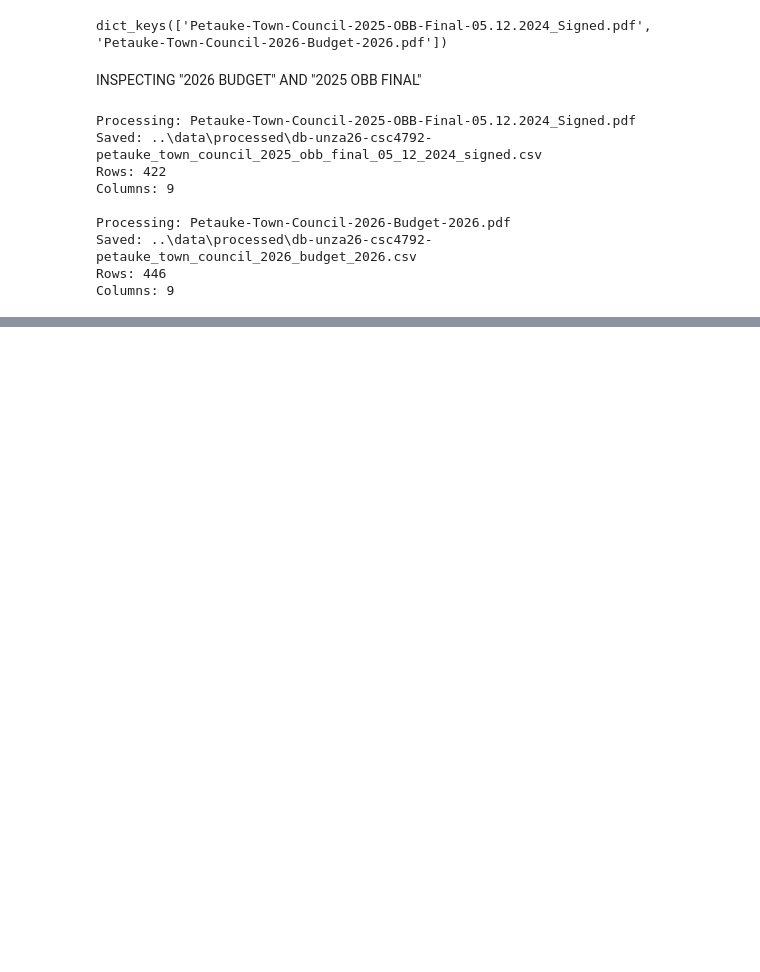
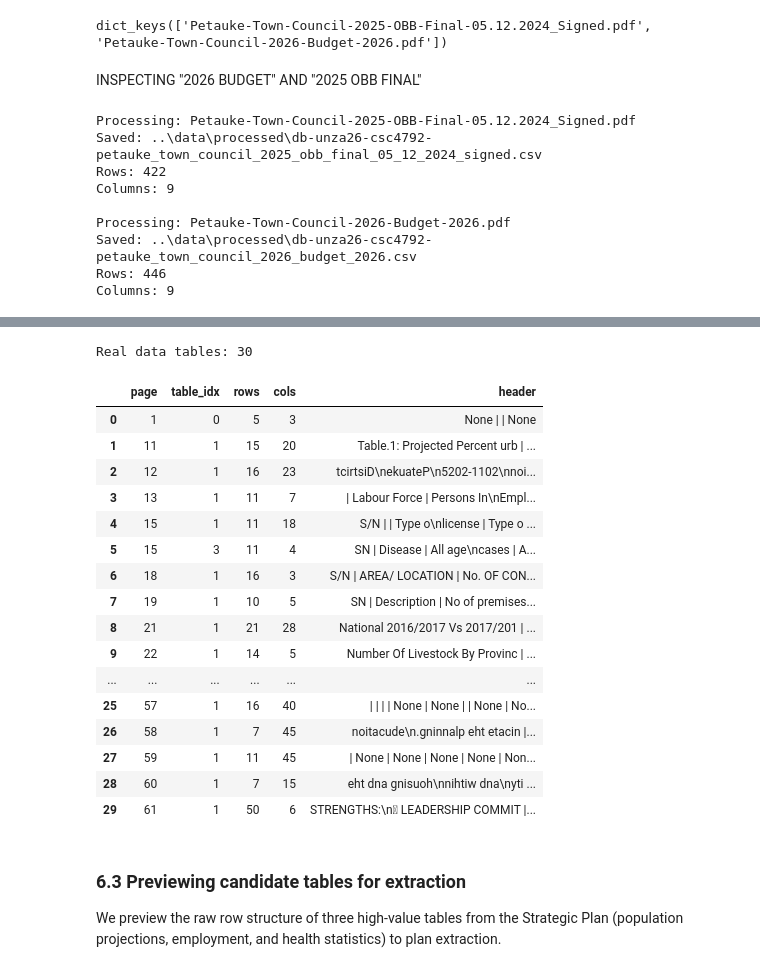
Before and after one commit to blessing-dube73/project_team_31, a Jupyter notebook: notebooks/unza26-csc4792-petauke-council.ipynb, the cells around one changed output, grey strips where cells are left out. Cells and saved outputs as stored; diff of their text form; code cells hidden in the pictures; blank space fills up the shorter version.

```diff
--- a/notebooks/unza26-csc4792-petauke-council.ipynb
+++ b/notebooks/unza26-csc4792-petauke-council.ipynb
@@ -379,0 +673,47 @@ Pages with tables   : [(15, 3), (16, 2), (17, 16), (19, 1), (22, 3), (23, 3), (2
+# %%
+# Heuristics to detect and drop decoration tables
+def is_decoration(row):
+    header = str(row["header"]).lower()
+    header_clean = header.replace("|", "").replace(" ", "").strip()
+
+    # Headers that are literally just the council name
+    if header_clean in ("petauketowncouncil", "petauke town council"):
+        return True
+    # Headers that contain page number markers
+    if re.match(r"^\s*\|?\s*page\s+[ivx\d]+\s*\|", header):
+        return True
+    # Single-column tables — usually headers/footers
+    if row["cols"] < 2:
+        return True
+    return False
+
+stratplan_real = stratplan_tables[~stratplan_tables.apply(is_decoration, axis=1)]
+stratplan_real = stratplan_real[stratplan_real["rows"] >= 3]
+
+print(f"Real data tables: {len(stratplan_real)}\n")
+display(stratplan_real.reset_index(drop=True))
+# %% [output]
+Real data tables: 30
+|  | page | table_idx | rows | cols | header |
+| 0 | 1 | 0 | 5 | 3 | None | | None |
+| 1 | 11 | 1 | 15 | 20 | Table.1: Projected Percent urb | ... |
+| 2 | 12 | 1 | 16 | 23 | tcirtsiD\nekuateP\n5202-1102\nnoi... |
+| 3 | 13 | 1 | 11 | 7 | | Labour Force | Persons In\nEmpl... |
+| 4 | 15 | 1 | 11 | 18 | S/N | | Type o\nlicense | Type o ... |
+| 5 | 15 | 3 | 11 | 4 | SN | Disease | All age\ncases | A... |
+| 6 | 18 | 1 | 16 | 3 | S/N | AREA/ LOCATION | No. OF CON... |
+| 7 | 19 | 1 | 10 | 5 | SN | Description | No of premises... |
+| 8 | 21 | 1 | 21 | 28 | National 2016/2017 Vs 2017/201 | ... |
+| 9 | 22 | 1 | 14 | 5 | Number Of Livestock By Provinc | ... |
+| ... | ... | ... | ... | ... | ... |
+| 25 | 57 | 1 | 16 | 40 | | | | | None | None | | None | No... |
+| 26 | 58 | 1 | 7 | 45 | noitacude\n.gninnalp eht etacin |... |
+| 27 | 59 | 1 | 11 | 45 | | None | None | None | None | Non... |
+| 28 | 60 | 1 | 7 | 15 | eht dna gnisuoh\nnihtiw dna\nyti ... |
+| 29 | 61 | 1 | 50 | 6 | STRENGTHS:\n LEADERSHIP COMMIT |... |
+# %% [markdown]
+### 6.3 Previewing candidate tables for extraction
+
+We preview the raw row structure of three high-value tables from the
+Strategic Plan (population projections, employment, and health
+statistics) to plan extraction.
```
Also changed, not shown: parts of 55 cells of this notebook, 1 other file.
